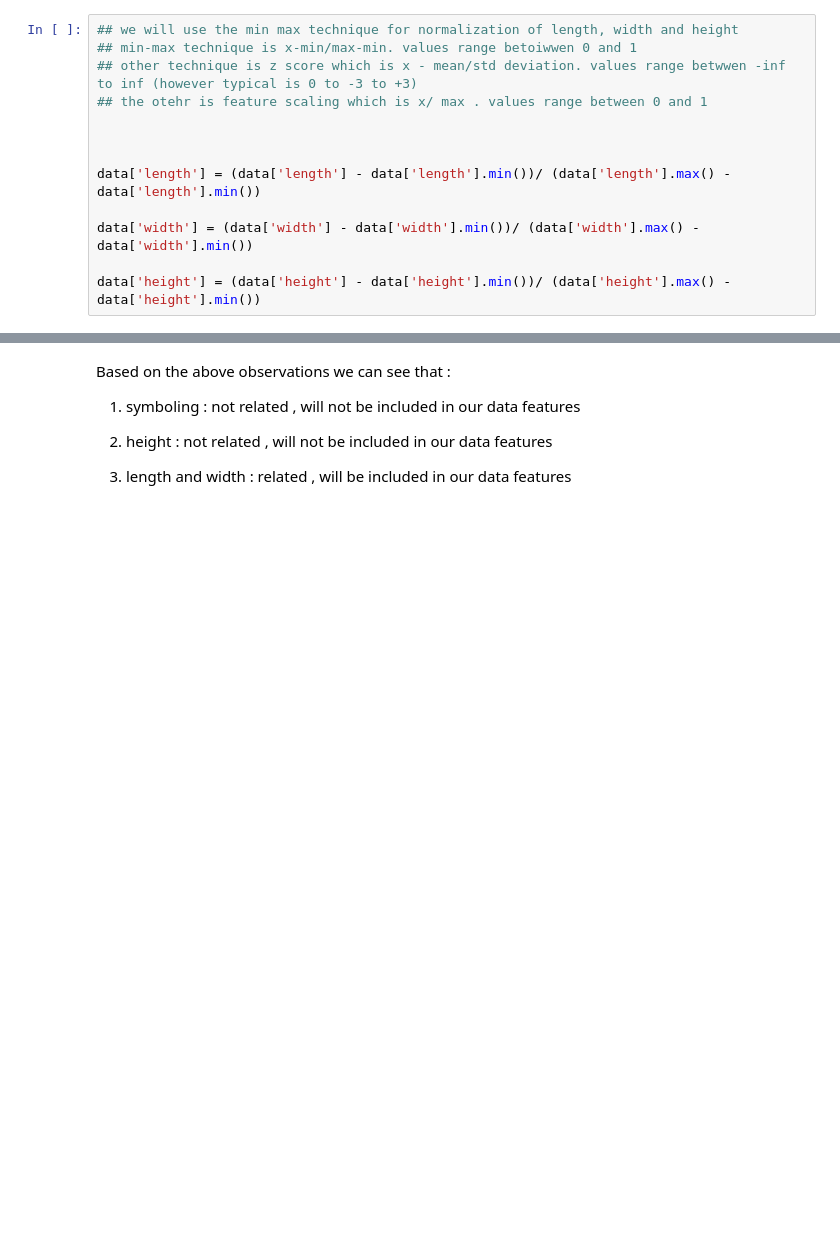
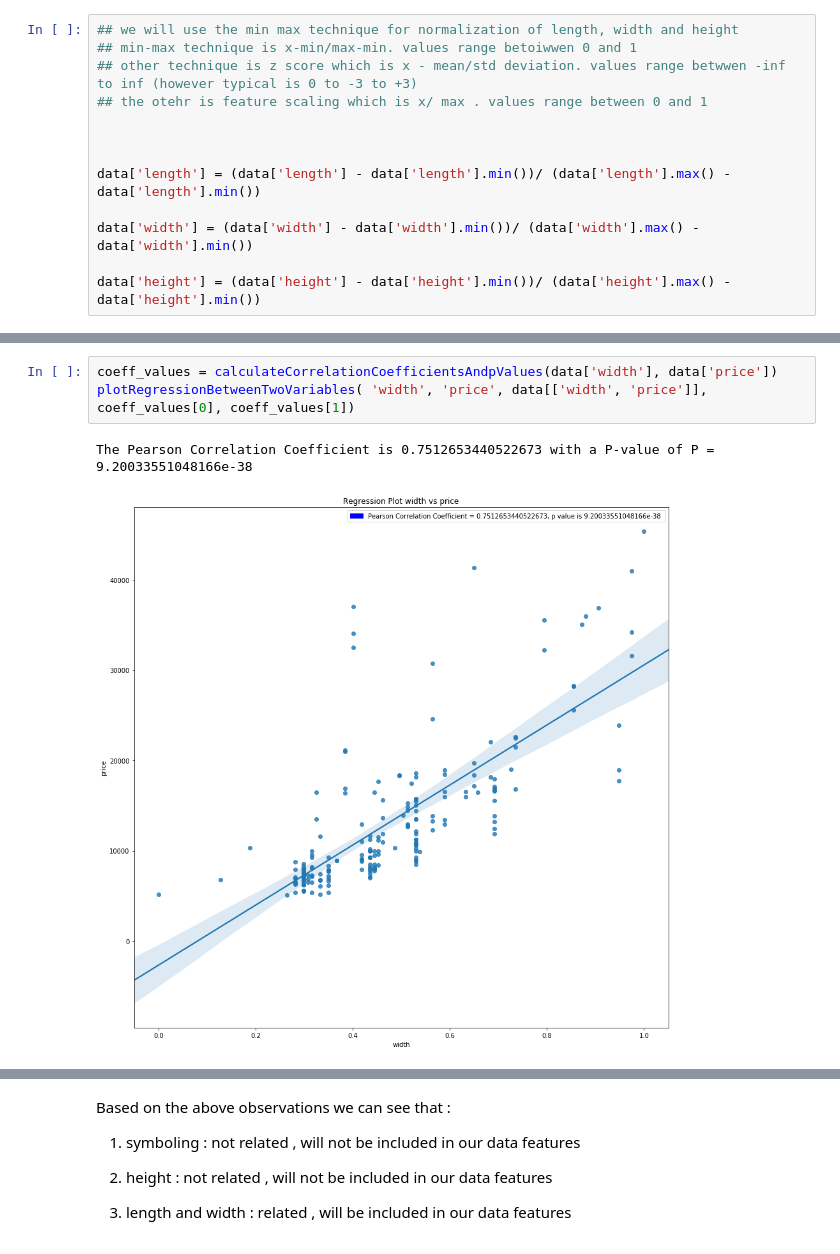
Before and after one commit to in-tandem/pandas_learning, a Jupyter notebook: data_analysis_auto_sales_history.ipynb, the cells around one changed output, grey strips where cells are left out. Drawn from its saved outputs; the diff is of its cells as text; blank space fills up the shorter version.

```diff
--- a/data_analysis_auto_sales_history.ipynb
+++ b/data_analysis_auto_sales_history.ipynb
@@ -609,0 +636,6 @@ plot.text(x = 1, y = 38000 , s ="P value = %s"%p_value, fontsize = 12 )
+# %%
+coeff_values = calculateCorrelationCoefficientsAndpValues(data['width'], data['price'])
+plotRegressionBetweenTwoVariables( 'width', 'price', data[['width', 'price']], coeff_values[0], coeff_values[1])
+# %% [output]
+The Pearson Correlation Coefficient is 0.7512653440522673 with a P-value of P = 9.20033551048166e-38
+[figure, added]
```
Also changed, not shown: parts of 13 cells of this notebook.
